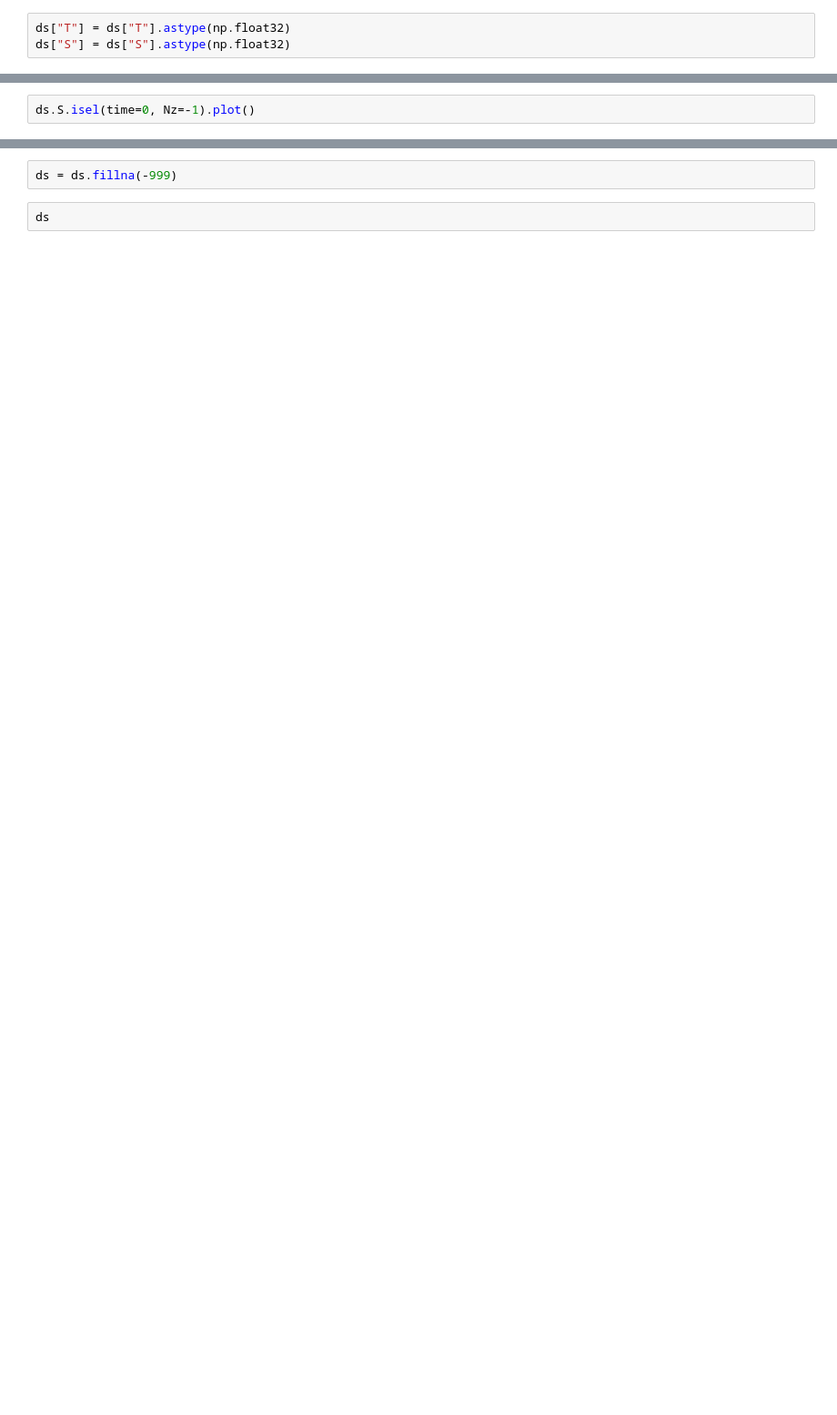
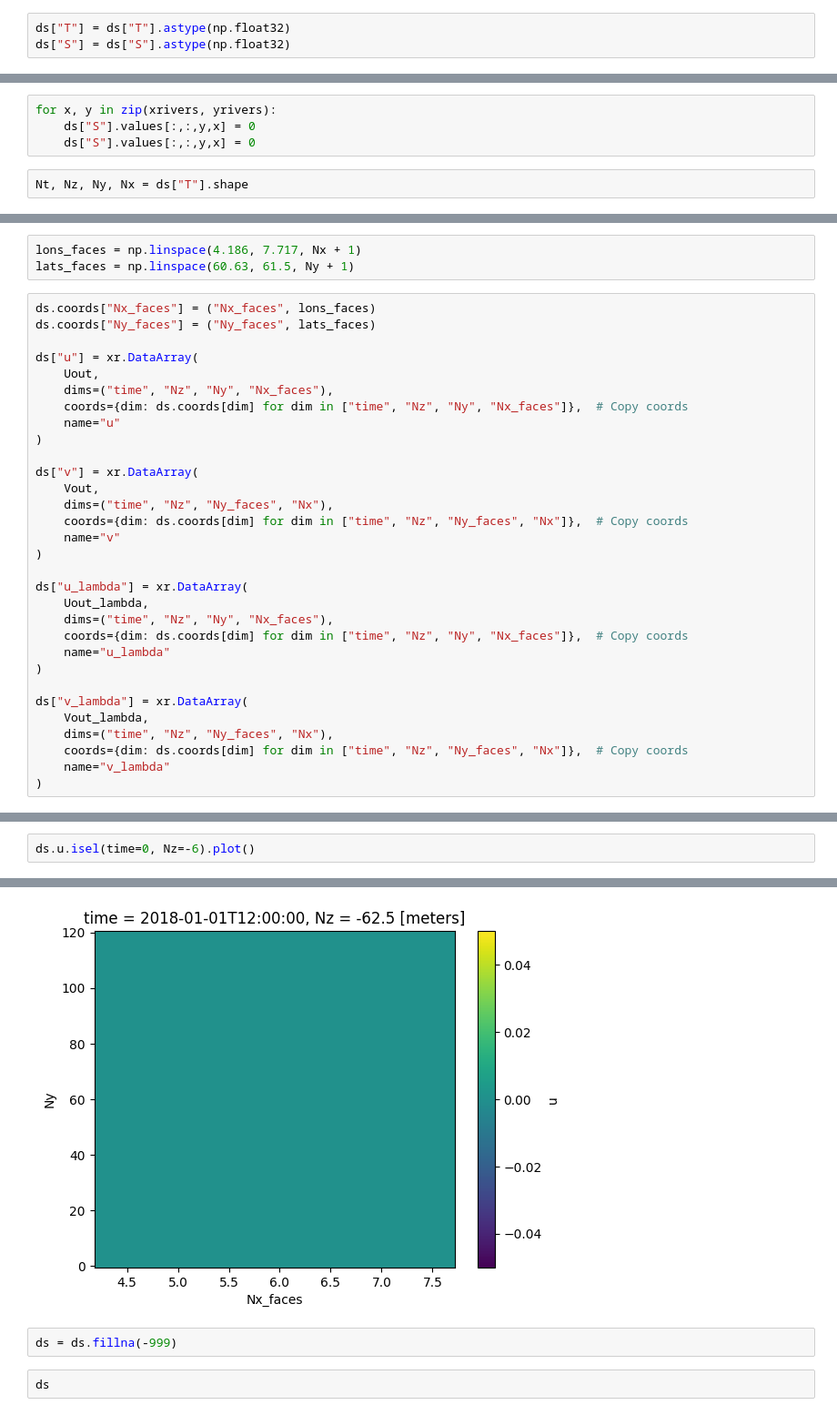
Before and after one commit to AquaBadgerForge/fjordssim-notebooks, a Jupyter notebook: sognefjorden/Sogn_BRY.ipynb, the cells around one changed output, grey strips where cells are left out. Shown: that part at 91% size. Cells and saved outputs as stored; diff of their text form; blank space fills up the shorter version.

```diff
--- a/sognefjorden/Sogn_BRY.ipynb
+++ b/sognefjorden/Sogn_BRY.ipynb
@@ -76,0 +132,6 @@ ds["S_lambda"] = xr.where(mask, ds["S_lambda"], np.nan)
+# %%
+for x, y in zip(xrivers, yrivers):
+    ds["S"].values[:,:,y,x] = 0
+    ds["S"].values[:,:,y,x] = 0
+# %%
+Nt, Nz, Ny, Nx = ds["T"].shape
@@ -76,0 +148,34 @@ ds["S_lambda"] = xr.where(mask, ds["S_lambda"], np.nan)
+# %%
+lons_faces = np.linspace(4.186, 7.717, Nx + 1)
+lats_faces = np.linspace(60.63, 61.5, Ny + 1)
+# %%
+ds.coords["Nx_faces"] = ("Nx_faces", lons_faces)
+ds.coords["Ny_faces"] = ("Ny_faces", lats_faces)
+
+ds["u"] = xr.DataArray(
+    Uout,
+    dims=("time", "Nz", "Ny", "Nx_faces"),
+    coords={dim: ds.coords[dim] for dim in ["time", "Nz", "Ny", "Nx_faces"]},  # Copy coords
+    name="u"
+)
+
+ds["v"] = xr.DataArray(
+    Vout,
+    dims=("time", "Nz", "Ny_faces", "Nx"),
+    coords={dim: ds.coords[dim] for dim in ["time", "Nz", "Ny_faces", "Nx"]},  # Copy coords
+    name="v"
+)
+
+ds["u_lambda"] = xr.DataArray(
+    Uout_lambda,
+    dims=("time", "Nz", "Ny", "Nx_faces"),
+    coords={dim: ds.coords[dim] for dim in ["time", "Nz", "Ny", "Nx_faces"]},  # Copy coords
+    name="u_lambda"
+)
+
+ds["v_lambda"] = xr.DataArray(
+    Vout_lambda,
+    dims=("time", "Nz", "Ny_faces", "Nx"),
+    coords={dim: ds.coords[dim] for dim in ["time", "Nz", "Ny_faces", "Nx"]},  # Copy coords
+    name="v_lambda"
+)
@@ -79,2 +207,3 @@ ds.T.isel(time=0, Nz=-1).plot()
 # %%
-ds.S.isel(time=0, Nz=-1).plot()
+ds.u.isel(time=0, Nz=-6).plot()
+# %% [output]
@@ -81,3 +211,4 @@ ds.S.isel(time=0, Nz=-1).plot()
+[figure, added]
 # %%
 ds = ds.fillna(-999)
 # %%
```
Also changed, not shown: parts of 29 cells of this notebook.
